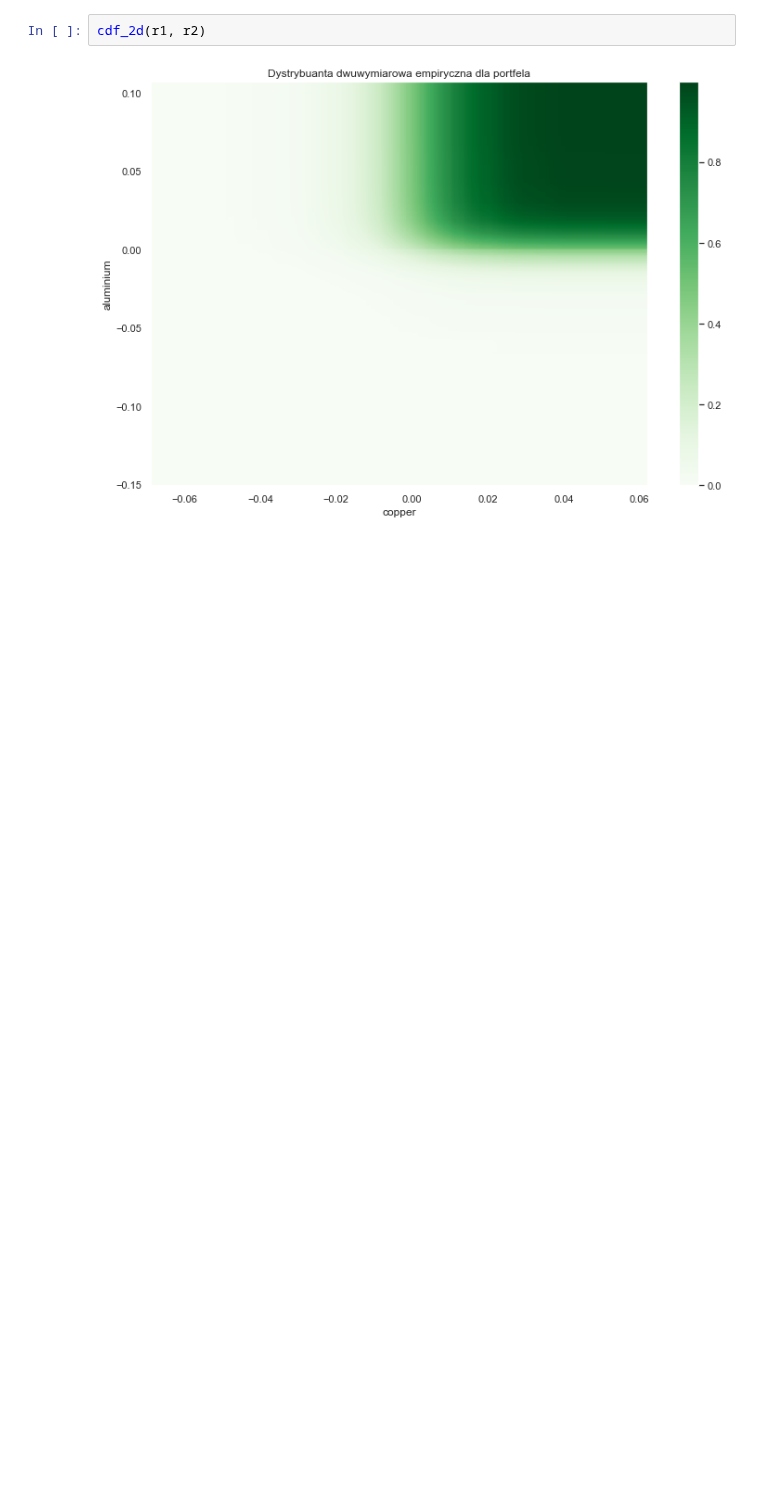
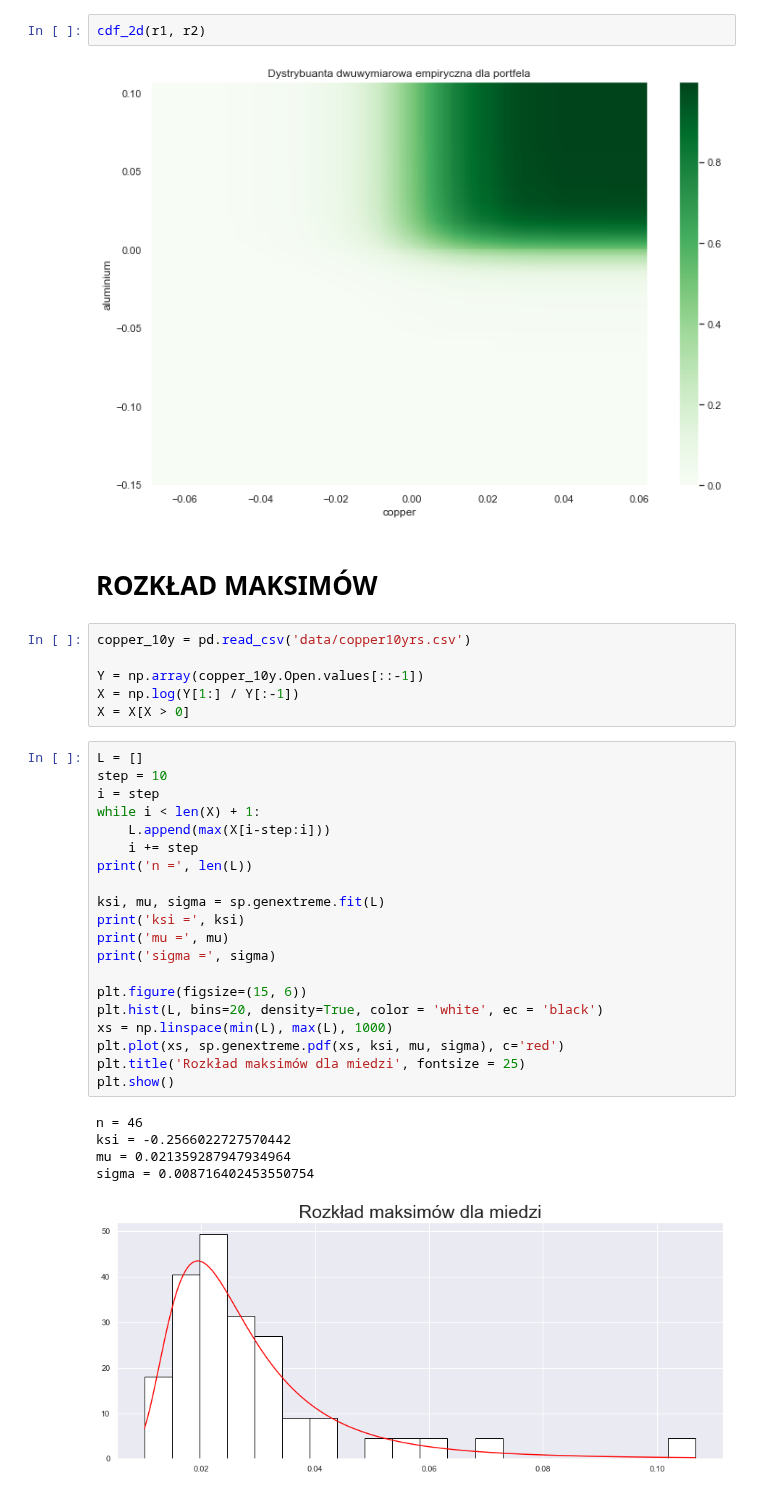
Before and after one commit to Szymex49/NVIDIA_risk_management, a Jupyter notebook: Prezentacja_2.ipynb, the cells around one changed output. Drawn from its saved outputs; the diff is of its cells as text; blank space fills up the shorter version.

```diff
--- a/Prezentacja_2.ipynb
+++ b/Prezentacja_2.ipynb
@@ -350,3 +354,37 @@ def cdf_2d(x, y):
 cdf_2d(r1, r2)
 # %% [output]
 [figure]
+# %% [markdown]
+# ROZKŁAD MAKSIMÓW
+# %%
+copper_10y = pd.read_csv('data/copper10yrs.csv')
+
+Y = np.array(copper_10y.Open.values[::-1])
+X = np.log(Y[1:] / Y[:-1])
+X = X[X > 0]
+# %%
+L = []
+step = 10
+i = step
+while i < len(X) + 1:
+    L.append(max(X[i-step:i]))
+    i += step
+print('n =', len(L))
+
+ksi, mu, sigma = sp.genextreme.fit(L)
+print('ksi =', ksi)
+print('mu =', mu)
+print('sigma =', sigma)
+
+plt.figure(figsize=(15, 6))
+plt.hist(L, bins=20, density=True, color = 'white', ec = 'black')
+xs = np.linspace(min(L), max(L), 1000)
+plt.plot(xs, sp.genextreme.pdf(xs, ksi, mu, sigma), c='red')
+plt.title('Rozkład maksimów dla miedzi', fontsize = 25)
+plt.show()
+# %% [output]
+n = 46
+ksi = -0.2566022727570442
+mu = 0.021359287947934964
+sigma = 0.008716402453550754
+[figure, added]
```
Also changed, not shown: parts of 9 cells of this notebook.
